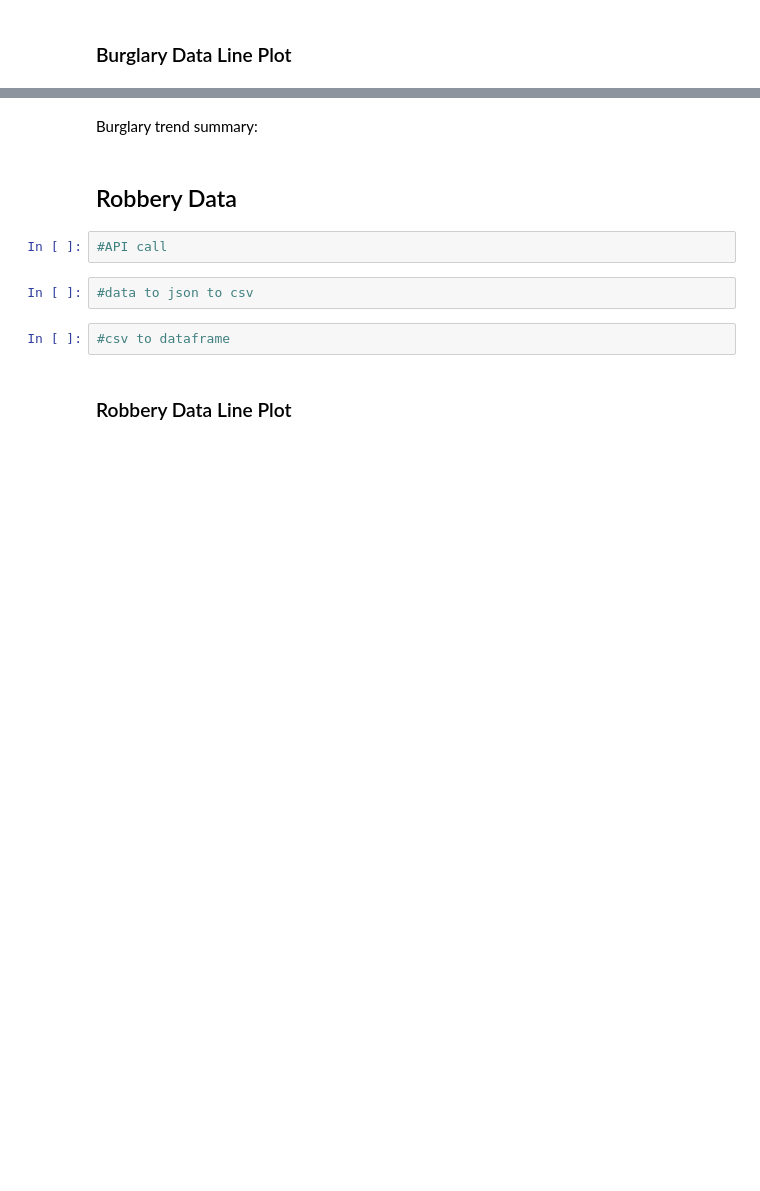
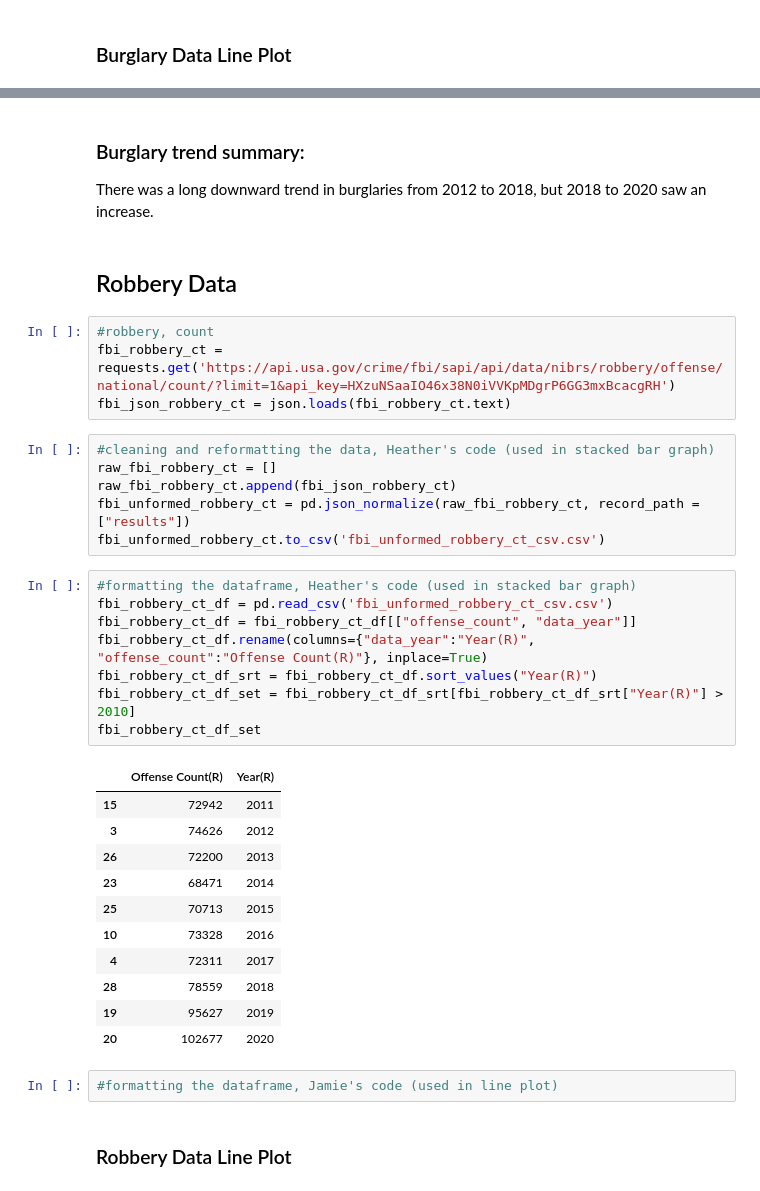
Before and after one commit to HeatherLD/API-Project, a Jupyter notebook: Final_Draft.ipynb, the cells around one changed output, grey strips where cells are left out. Cells and saved outputs as stored; diff of their text form; blank space fills up the shorter version.

```diff
--- a/Final_Draft.ipynb
+++ b/Final_Draft.ipynb
@@ -58,12 +91,39 @@ import prettytable
 # %% [markdown]
-Burglary trend summary:
+### Burglary trend summary:
+There was a long downward trend in burglaries from 2012 to 2018, but 2018 to 2020 saw an increase.
 # %% [markdown]
 ## Robbery Data
 # %%
-#API call
+#robbery, count
+fbi_robbery_ct = requests.get('https://api.usa.gov/crime/fbi/sapi/api/data/nibrs/robbery/offense/national/count/?limit=1&api_key=HXzuNSaaIO46x38N0iVVKpMDgrP6GG3mxBcacgRH')
+fbi_json_robbery_ct = json.loads(fbi_robbery_ct.text)
 # %%
-#data to json to csv
+#cleaning and reformatting the data, Heather's code (used in stacked bar graph)
+raw_fbi_robbery_ct = []
+raw_fbi_robbery_ct.append(fbi_json_robbery_ct)
+fbi_unformed_robbery_ct = pd.json_normalize(raw_fbi_robbery_ct, record_path = ["results"])
+fbi_unformed_robbery_ct.to_csv('fbi_unformed_robbery_ct_csv.csv')
 # %%
-#csv to dataframe
+#formatting the dataframe, Heather's code (used in stacked bar graph)
+fbi_robbery_ct_df = pd.read_csv('fbi_unformed_robbery_ct_csv.csv')
+fbi_robbery_ct_df = fbi_robbery_ct_df[["offense_count", "data_year"]]
+fbi_robbery_ct_df.rename(columns={"data_year":"Year(R)", "offense_count":"Offense Count(R)"}, inplace=True)
+fbi_robbery_ct_df_srt = fbi_robbery_ct_df.sort_values("Year(R)")
+fbi_robbery_ct_df_set = fbi_robbery_ct_df_srt[fbi_robbery_ct_df_srt["Year(R)"] > 2010]
+fbi_robbery_ct_df_set
+# %% [output]
+|  | Offense Count(R) | Year(R) |
+| 15 | 72942 | 2011 |
+| 3 | 74626 | 2012 |
+| 26 | 72200 | 2013 |
+| 23 | 68471 | 2014 |
+| 25 | 70713 | 2015 |
+| 10 | 73328 | 2016 |
+| 4 | 72311 | 2017 |
+| 28 | 78559 | 2018 |
+| 19 | 95627 | 2019 |
+| 20 | 102677 | 2020 |
+# %%
+#formatting the dataframe, Jamie's code (used in line plot)
 # %% [markdown]
 ### Robbery Data Line Plot
```
Also changed, not shown: parts of 21 cells of this notebook, 2 other files.
